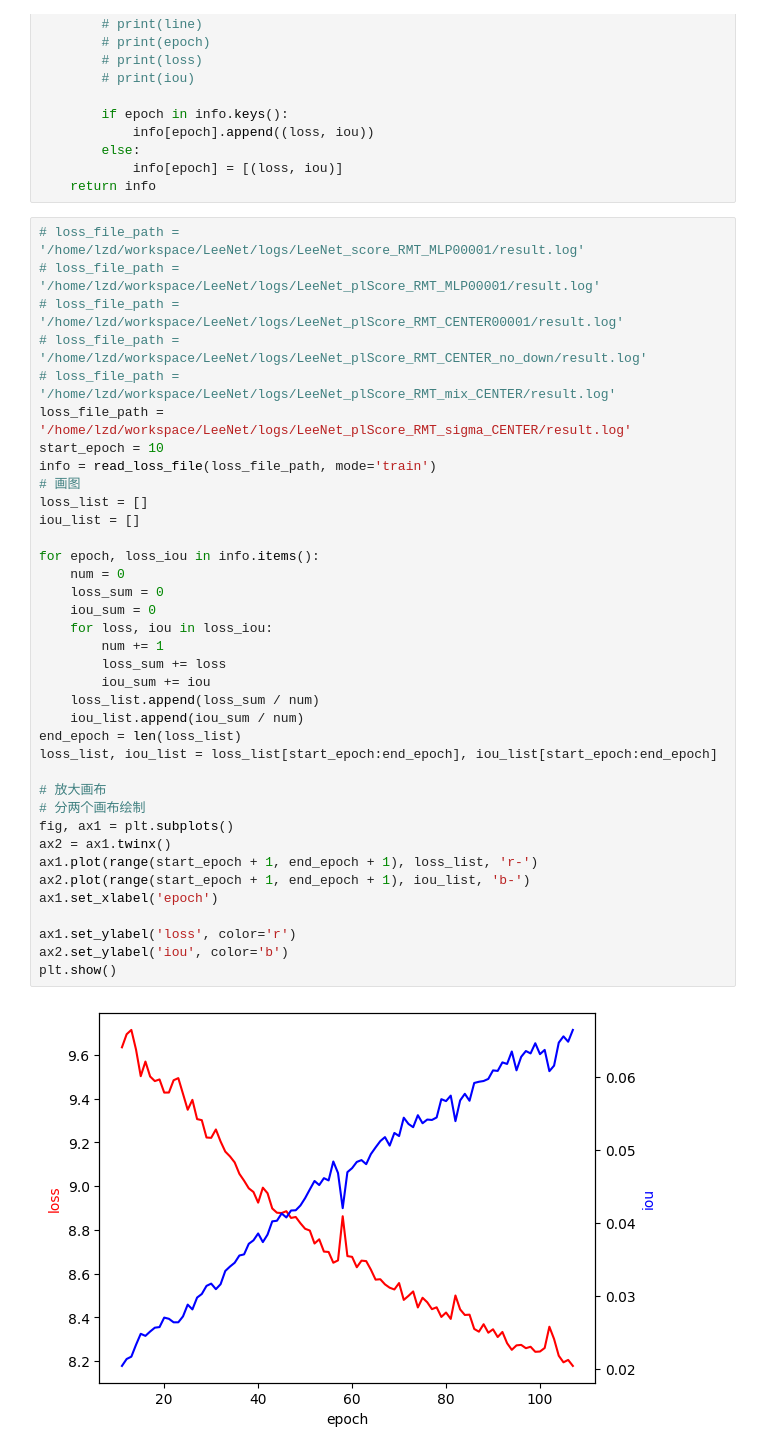
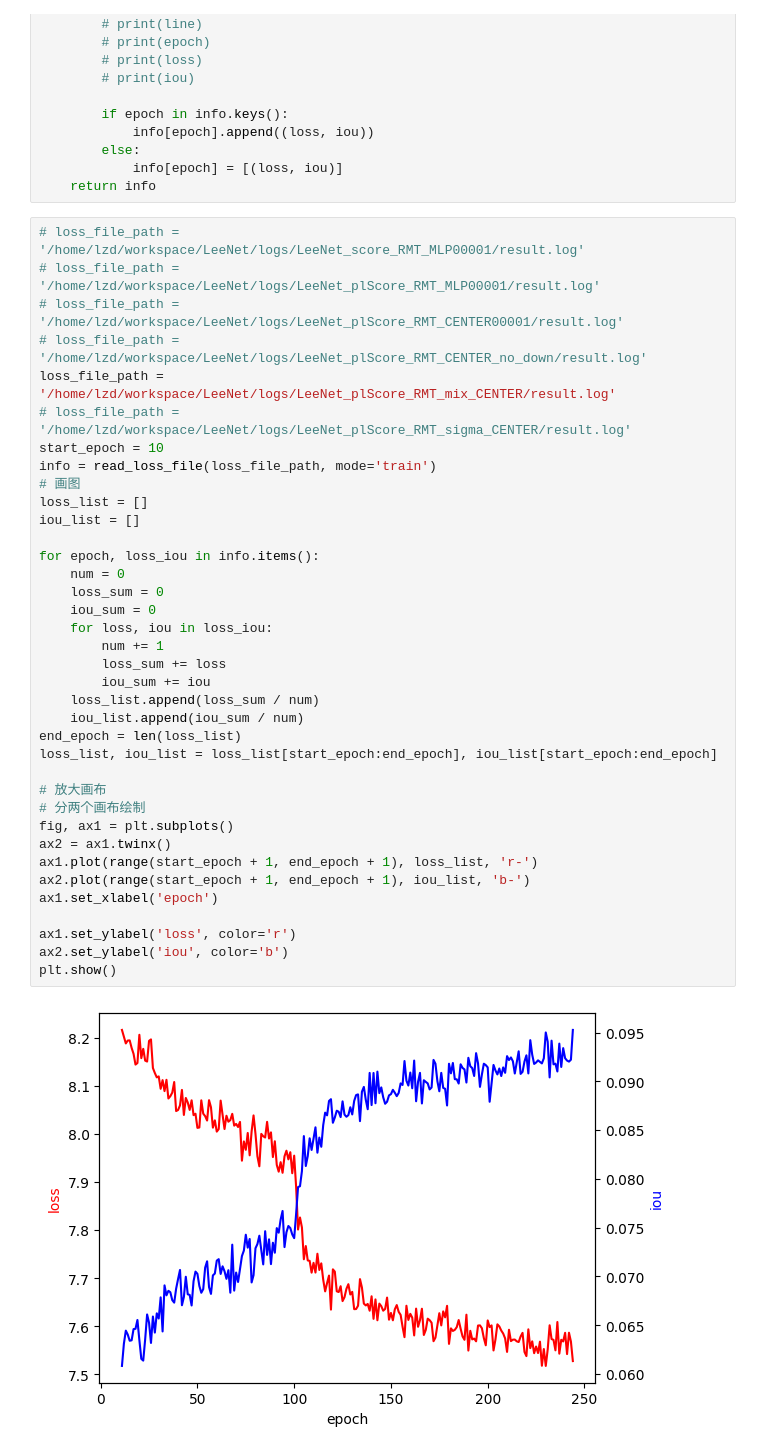
Before and after one commit to Leezed525/pytorch_cv_base, a Jupyter notebook: visualization/loss_visualization.ipynb, the cells around one changed output. Cells and saved outputs as stored; diff of their text form.

```diff
--- a/visualization/loss_visualization.ipynb
+++ b/visualization/loss_visualization.ipynb
@@ -53,37 +53,37 @@ def read_loss_file(file_path, mode='train'):
 # loss_file_path = '/home/lzd/workspace/LeeNet/logs/LeeNet_plScore_RMT_MLP00001/result.log'
 # loss_file_path = '/home/lzd/workspace/LeeNet/logs/LeeNet_plScore_RMT_CENTER00001/result.log'
 # loss_file_path = '/home/lzd/workspace/LeeNet/logs/LeeNet_plScore_RMT_CENTER_no_down/result.log'
-# loss_file_path = '/home/lzd/workspace/LeeNet/logs/LeeNet_plScore_RMT_mix_CENTER/result.log'
-loss_file_path = '/home/lzd/workspace/LeeNet/logs/LeeNet_plScore_RMT_sigma_CENTER/result.log'
+loss_file_path = '/home/lzd/workspace/LeeNet/logs/LeeNet_plScore_RMT_mix_CENTER/result.log'
+# loss_file_path = '/home/lzd/workspace/LeeNet/logs/LeeNet_plScore_RMT_sigma_CENTER/result.log'
 start_epoch = 10
 info = read_loss_file(loss_file_path, mode='train')
 # 画图
 loss_list = []
 iou_list = []
 
 for epoch, loss_iou in info.items():
     num = 0
     loss_sum = 0
     iou_sum = 0
     for loss, iou in loss_iou:
         num += 1
         loss_sum += loss
         iou_sum += iou
     loss_list.append(loss_sum / num)
     iou_list.append(iou_sum / num)
 end_epoch = len(loss_list)
 loss_list, iou_list = loss_list[start_epoch:end_epoch], iou_list[start_epoch:end_epoch]
 
 # 放大画布
 # 分两个画布绘制
 fig, ax1 = plt.subplots()
 ax2 = ax1.twinx()
 ax1.plot(range(start_epoch + 1, end_epoch + 1), loss_list, 'r-')
 ax2.plot(range(start_epoch + 1, end_epoch + 1), iou_list, 'b-')
 ax1.set_xlabel('epoch')
 
 ax1.set_ylabel('loss', color='r')
 ax2.set_ylabel('iou', color='b')
 plt.show()
 # %% [output]
-[figure, old version]
+[figure, new version]
```
Also changed, not shown: 4 other files.
